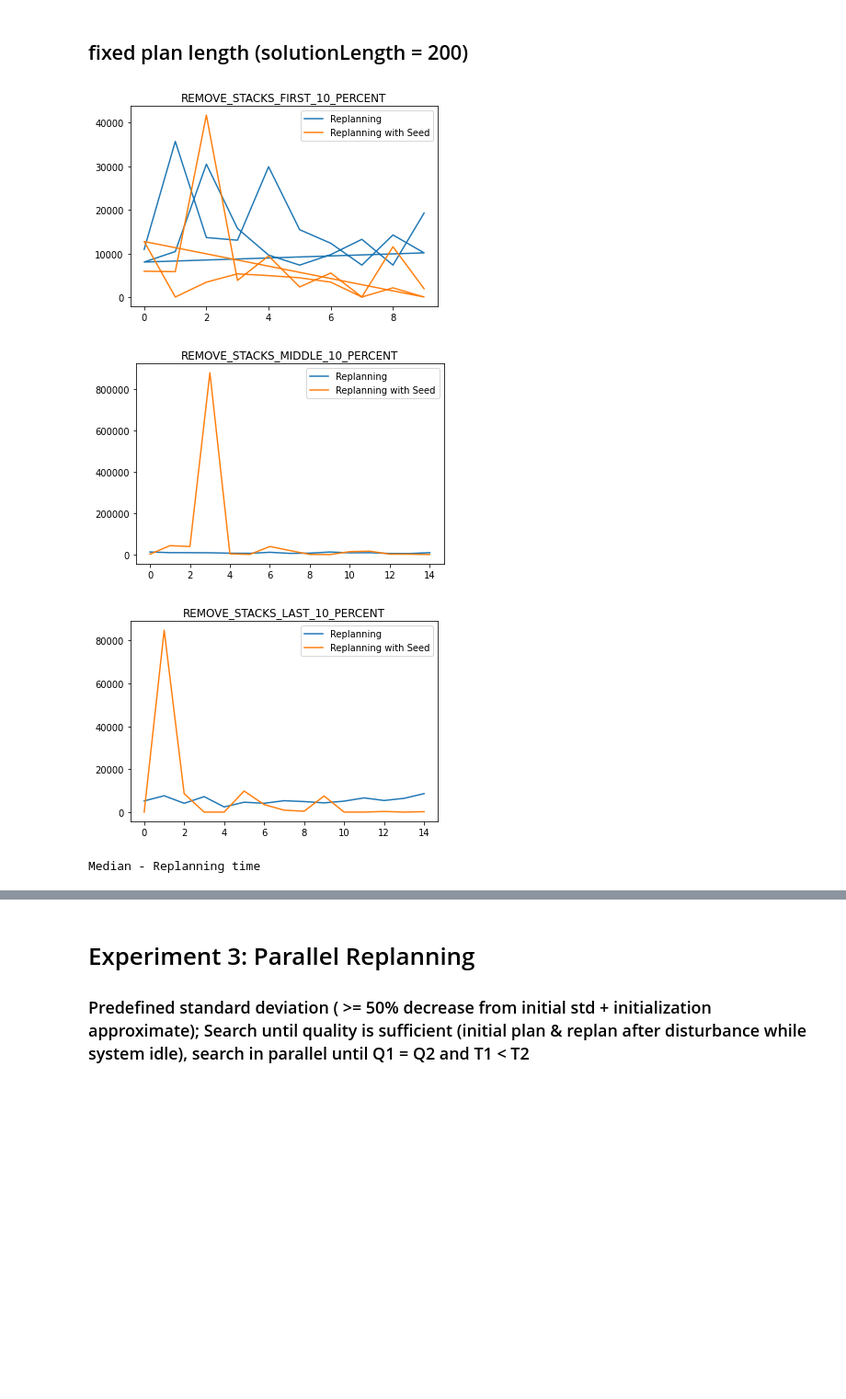
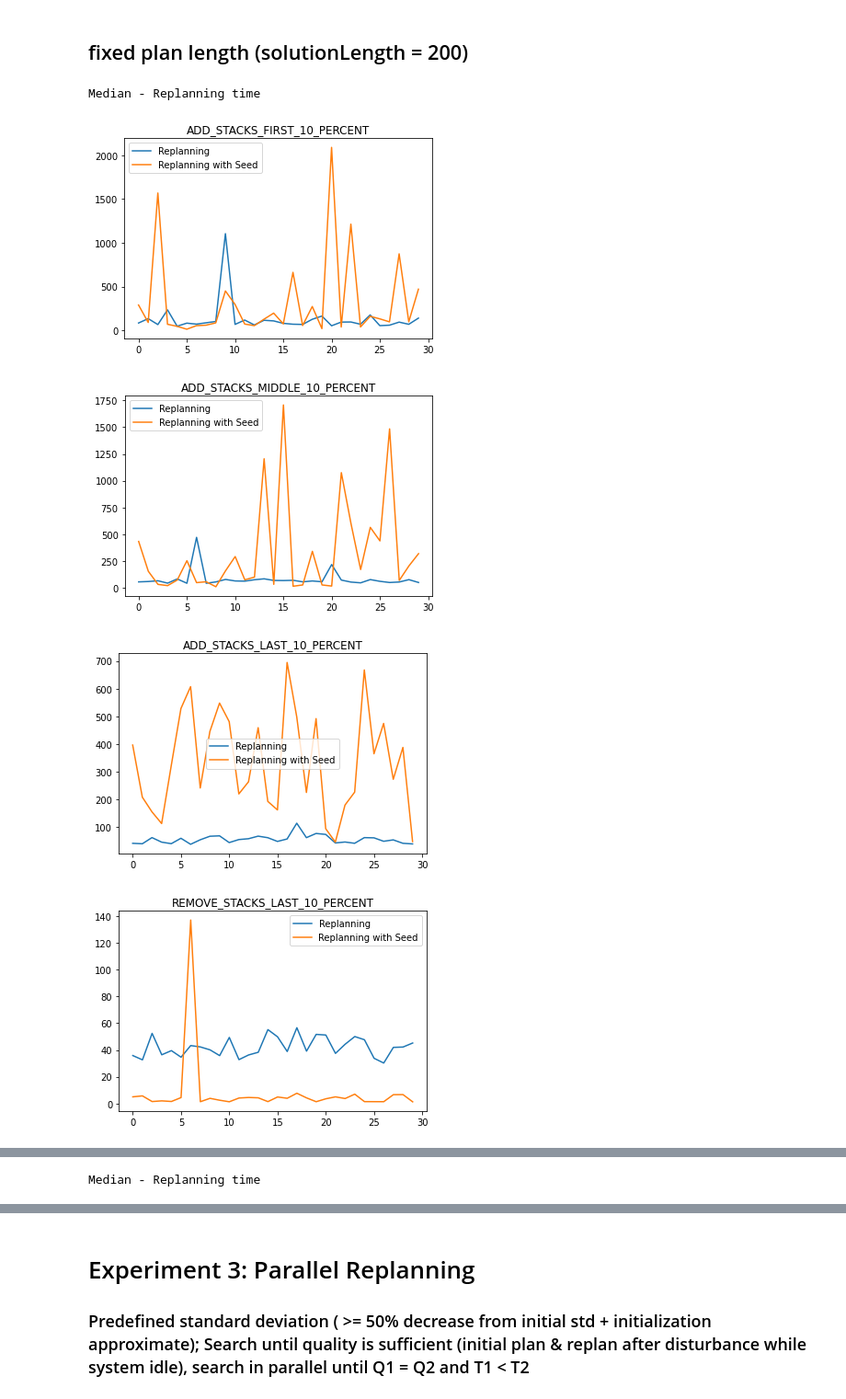
Before and after one commit to martineisenberg/momot-reactive, a Jupyter notebook: evaluation/data_processing.ipynb, the cells around one changed output, grey strips where cells are left out. Shown at 92% size. Saved outputs shown, nothing was run; the diff lists cells and outputs as text; code cells hidden in the pictures; blank space fills up the shorter version.

Commit message:
statistical testing + add data for experiment 0 fixed plan length 1-10
file:   evaluation/exp1/fixedPlanLength/max10itemsperstack.zip

```diff
--- a/evaluation/data_processing.ipynb
+++ b/evaluation/data_processing.ipynb
@@ -95,15 +158,15 @@ def exp2_prepare_results(folder_path, visualize=False):
             std_row = {}
             for name, group in df.groupby(by='variant'):
                 if(name == "NSGAII_PlanningStrategy-ReplanningStrategy_0"):
-                    mean_row["Replanning"] = round(group['last_replanning_evaluations'].median(), 3)
-                    std_row["Replanning"] = round(group['last_replanning_evaluations'].std(), 3)
+                    mean_row["Replanning"] = round(group['last_replanning_time'].median(), 3)
+                    std_row["Replanning"] = round(group['last_replanning_time'].std(), 3)
                     if visualize:
-                        plt.plot(group["run"], group["last_replanning_evaluations"], label = "Replanning")
+                        plt.plot(group["run"], group["last_replanning_time"], label = "Replanning")
                 elif(name == "NSGAII_PlanningStrategy-ReplanningStrategy_reuse0.10_1"):
-                    mean_row["Replanning (seed 0.2)"] = round(group['last_replanning_evaluations'].median(), 3)
-                    std_row["Replanning (seed 0.2)"] = round(group['last_replanning_evaluations'].std(), 3)
+                    mean_row["Replanning (seed 0.2)"] = round(group['last_replanning_time'].median(), 3)
+                    std_row["Replanning (seed 0.2)"] = round(group['last_replanning_time'].std(), 3)
                     if visualize:
-                        plt.plot(group["run"],group["last_replanning_evaluations"],  label = "Replanning with Seed")
+                        plt.plot(group["run"],group["last_replanning_time"],  label = "Replanning with Seed")
             #print(f)"NSGAII_PlanningStrategy-ReplanningStrategy_reuse0.10_1" und "NSGAII_PlanningStrategy-ReplanningStrategy_0"
            # print(mean_row)
             mean_row["Option"] = f.split("@")[1].split("_errPerDisturbance")[0]
@@ -129,13 +206,12 @@ def visualize(folder_path):
 # %% [markdown]
 ## fixed plan length (solutionLength = 200)
 # %%
-#exp2_mean_simpleModel, exp2_std_simpleModel = exp2_prepare_results("exp2/dynamicPlanLength/max10itemsperstack")
-#exp2_mean_simpleModel = exp2_relative_values(exp1_mean_simpleModel)
-exp2_mean_complexModel, exp2_std_complexModel = exp2_prepare_results("exp2/dynamicPlanLength/max100itemsperstack", True)
-display(exp2_mean_complexModel)
-#visualize("exp2/dynamicPlanLength/max100itemsperstack")
+exp2_mean_simpleModel, exp2_std_simpleModel = exp2_prepare_results("exp2/fixedPlanLength/max10itemsperstack")
+exp2_mean_complexModel, exp2_std_complexModel = exp2_prepare_results("exp2/fixedPlanLength/max100itemsperstack", True)
+display(exp2_mean_simpleModel)
 # %% [output]
+Median - Replanning time
-[figure, old version]
+[figure, new version]
-[figure, old version]
+[figure, new version]
-[figure, old version]
+[figure, new version]
-Median - Replanning time
+[figure, added]
@@ -142 +220,2 @@ Median - Replanning time
+Median - Replanning time
 |  | Option | Replanning | Replanning (seed 0.2) | Diff to no seed |
```
Also changed, not shown: parts of 14 cells of this notebook, 12 other files.
